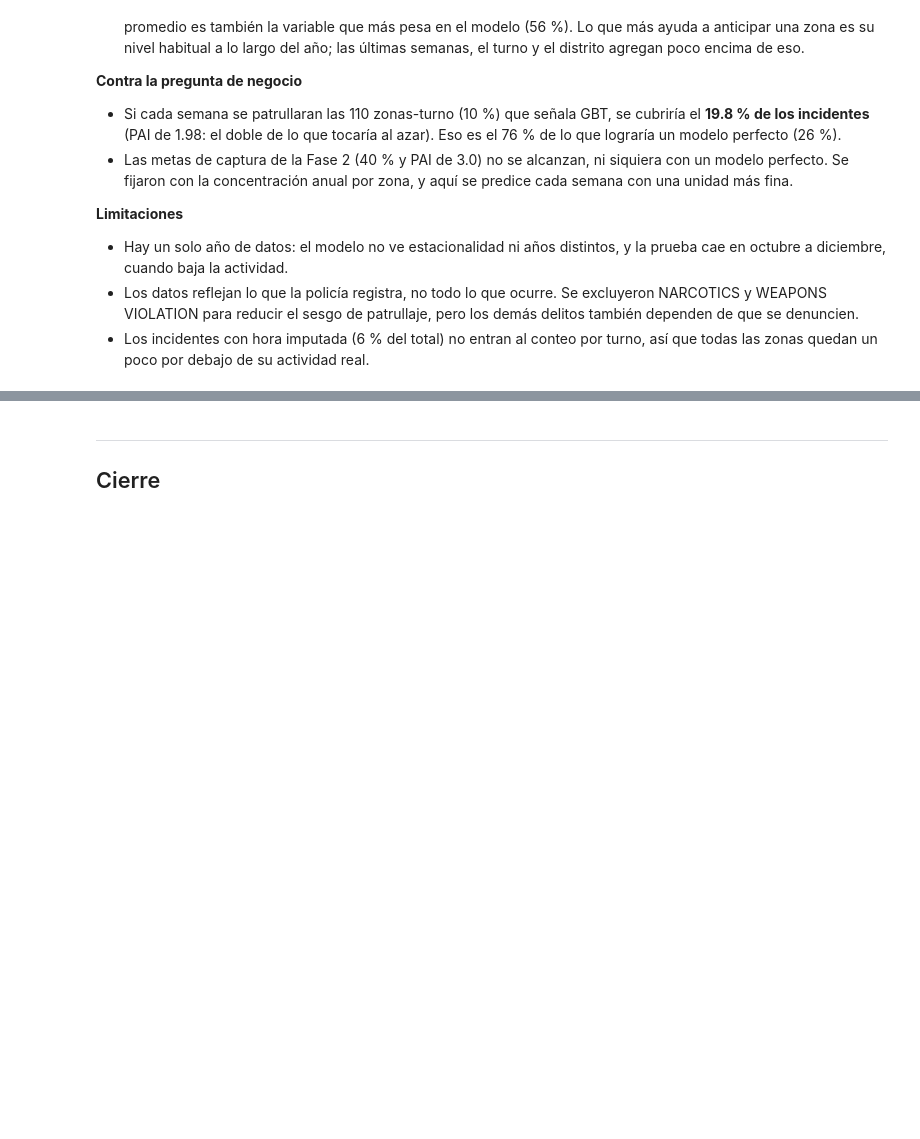
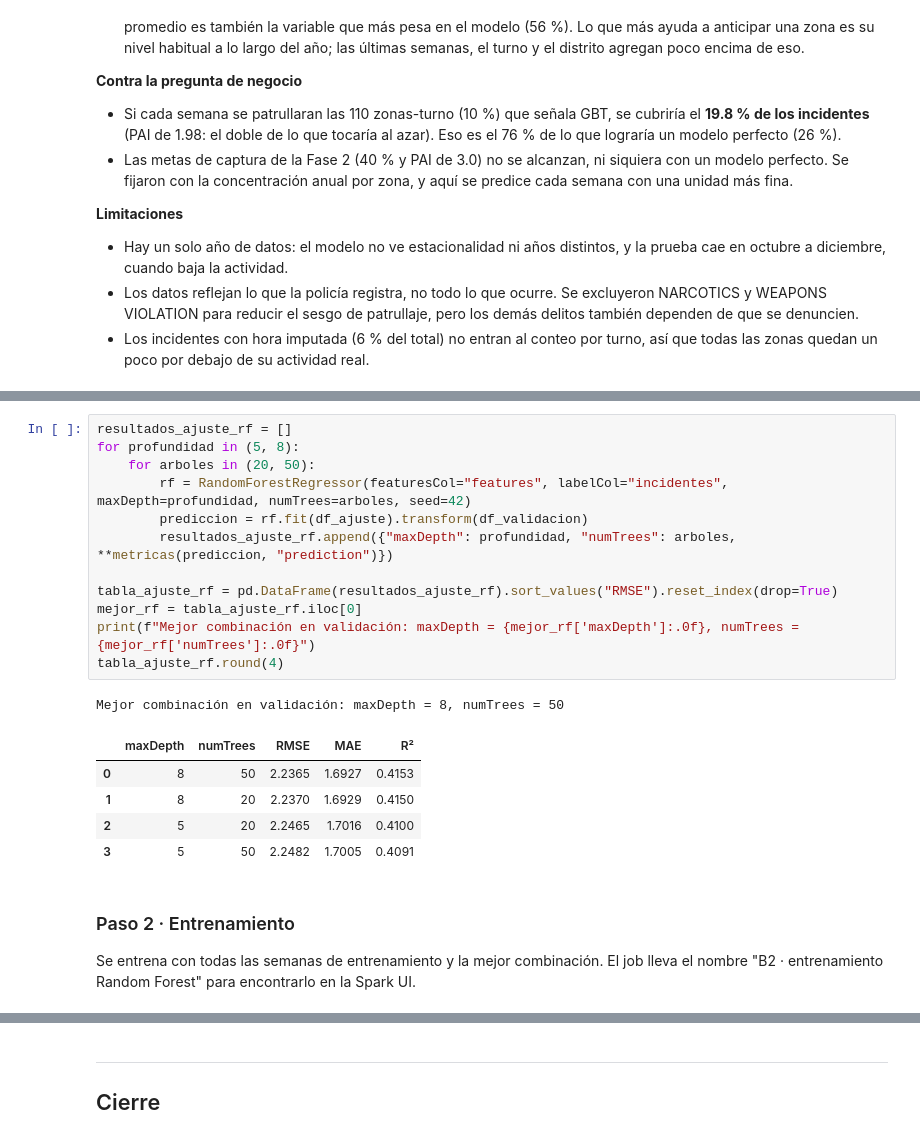
Before and after one commit to valentinodepaola/proyecto-integrador-big-data, a Jupyter notebook: notebooks/fase3_pipeline.ipynb, the cells around one changed output, grey strips where cells are left out. Cells and saved outputs as stored; diff of their text form; blank space fills up the shorter version.

```diff
--- a/notebooks/fase3_pipeline.ipynb
+++ b/notebooks/fase3_pipeline.ipynb
@@ -1098,0 +1118,23 @@ importancia_gbt.groupby(grupo).sum().sort_values(ascending=False).round(3).to_fr
+# %%
+resultados_ajuste_rf = []
+for profundidad in (5, 8):
+    for arboles in (20, 50):
+        rf = RandomForestRegressor(featuresCol="features", labelCol="incidentes", maxDepth=profundidad, numTrees=arboles, seed=42)
+        prediccion = rf.fit(df_ajuste).transform(df_validacion)
+        resultados_ajuste_rf.append({"maxDepth": profundidad, "numTrees": arboles, **metricas(prediccion, "prediction")})
+
+tabla_ajuste_rf = pd.DataFrame(resultados_ajuste_rf).sort_values("RMSE").reset_index(drop=True)
+mejor_rf = tabla_ajuste_rf.iloc[0]
+print(f"Mejor combinación en validación: maxDepth = {mejor_rf['maxDepth']:.0f}, numTrees = {mejor_rf['numTrees']:.0f}")
+tabla_ajuste_rf.round(4)
+# %% [output]
+Mejor combinación en validación: maxDepth = 8, numTrees = 50
+|  | maxDepth | numTrees | RMSE | MAE | R² |
+| 0 | 8 | 50 | 2.2365 | 1.6927 | 0.4153 |
+| 1 | 8 | 20 | 2.2370 | 1.6929 | 0.4150 |
+| 2 | 5 | 20 | 2.2465 | 1.7016 | 0.4100 |
+| 3 | 5 | 50 | 2.2482 | 1.7005 | 0.4091 |
+# %% [markdown]
+### Paso 2 · Entrenamiento
+
+Se entrena con todas las semanas de entrenamiento y la mejor combinación. El job lleva el nombre "B2 · entrenamiento Random Forest" para encontrarlo en la Spark UI.
```
Also changed, not shown: parts of 21 cells of this notebook, 1 other file.
